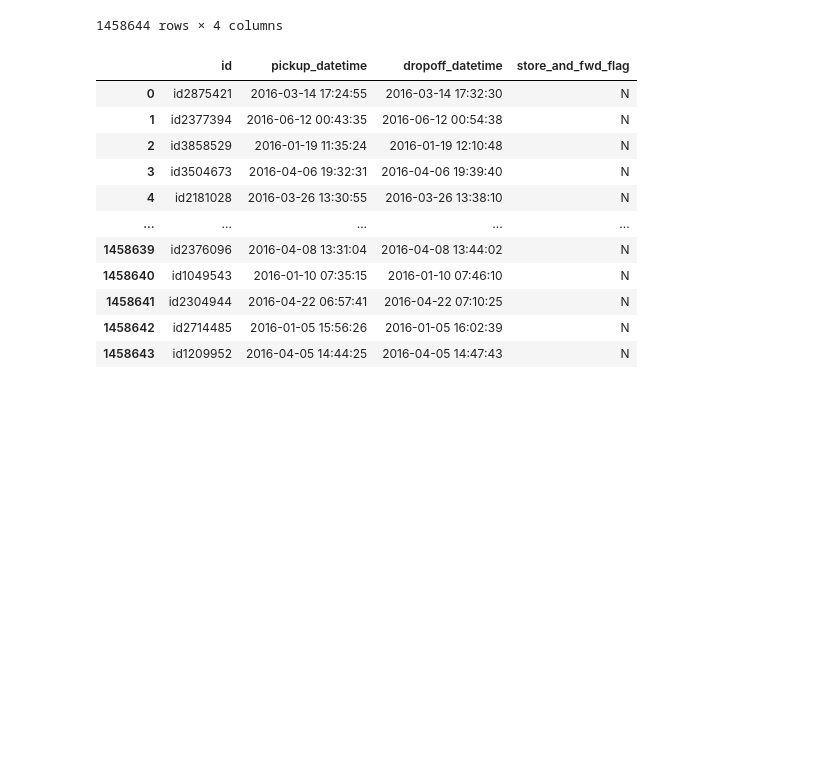
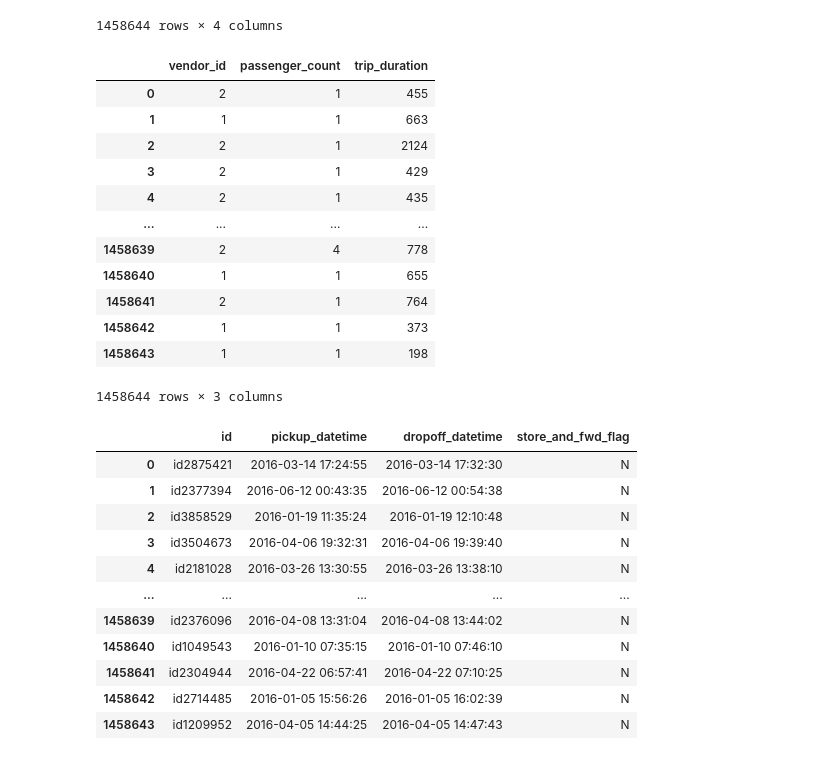
Before and after one commit to ranjan036/ai-engineer-portfolio, a Jupyter notebook: ml/nyc-taxi/notebooks/eda.ipynb, the cells around one changed output. Saved outputs shown, nothing was run; the diff lists cells and outputs as text; code cells hidden in the pictures; blank space fills up the shorter version.

```diff
--- a/ml/nyc-taxi/notebooks/eda.ipynb
+++ b/ml/nyc-taxi/notebooks/eda.ipynb
@@ -51,6 +51,22 @@ df.select_dtypes('float64')
 | 1458642 | -73.982079 | 40.749062 | -73.974632 | 40.757107 |
 | 1458643 | -73.979538 | 40.781750 | -73.972809 | 40.790585 |
 1458644 rows × 4 columns
+# %%
+df.select_dtypes('int64')
+# %% [output]
+|  | vendor_id | passenger_count | trip_duration |
+| 0 | 2 | 1 | 455 |
+| 1 | 1 | 1 | 663 |
+| 2 | 2 | 1 | 2124 |
+| 3 | 2 | 1 | 429 |
+| 4 | 2 | 1 | 435 |
+| ... | ... | ... | ... |
+| 1458639 | 2 | 4 | 778 |
+| 1458640 | 1 | 1 | 655 |
+| 1458641 | 2 | 1 | 764 |
+| 1458642 | 1 | 1 | 373 |
+| 1458643 | 1 | 1 | 198 |
+1458644 rows × 3 columns
 # %%
 df.select_dtypes('object')
 # %% [output]
```
Also changed, not shown: parts of 41 cells of this notebook.
